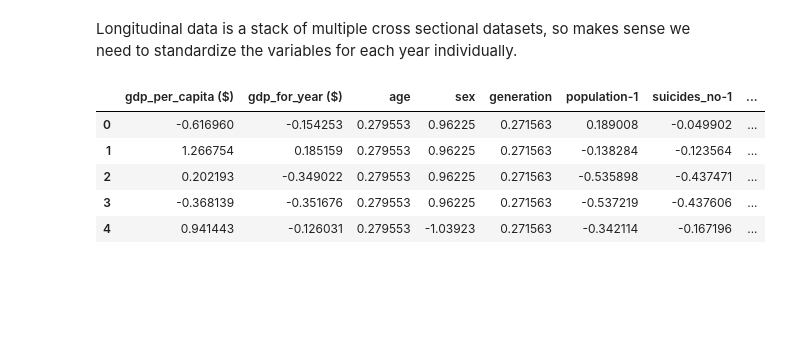
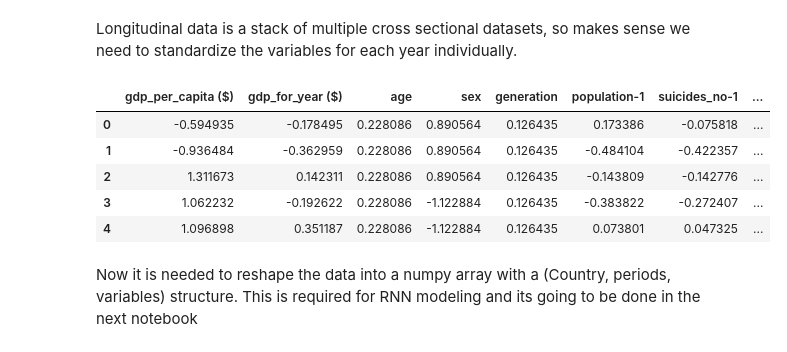
Before and after one commit to j220493/panelDataModelling, a Jupyter notebook: 2. Data Preparation.ipynb, the cells around one changed output. Saved outputs shown, nothing was run; the diff lists cells and outputs as text; code cells hidden in the pictures; blank space fills up the shorter version.

Commit message:
Exporting data for modeling

```diff
--- a/2. Data Preparation.ipynb
+++ b/2. Data Preparation.ipynb
@@ -192,9 +192,9 @@ TestDF = create_dataset(TestDF, ['population', 'suicides_no'])
 # renaming columns & Dividing x & Y matrix
 yTrain = TrainDF['suicideRate']
 yTest = TestDF['suicideRate']
-TrainDF = TrainDF.rename(columns={'population': 'population-1', 'suicides_no': 'suicides_no-1'}).\
+XTrain = TrainDF.rename(columns={'population': 'population-1', 'suicides_no': 'suicides_no-1'}).\
                drop(columns=['suicideRate', 'index']).sort_values(['year', 'country']).reset_index(drop=True)
-TestDF = TestDF.rename(columns={'population': 'population-1', 'suicides_no': 'suicides_no-1'}).\
+XTest = TestDF.rename(columns={'population': 'population-1', 'suicides_no': 'suicides_no-1'}).\
               drop(columns=['suicideRate', 'index']).sort_values(['year', 'country']).reset_index(drop=True)
 TrainDF.head()
 # %% [output]
@@ -249,11 +249,12 @@ TestScaled = LSC.ScaledTest.copy()
 # %%
 # Adding ids
 TrainScaled[['country', 'year']] = TrainDF[['country', 'year']]
-TrainScaled[['country', 'year']] = TrainDF[['country', 'year']]
+TestScaled[['country', 'year']] = TestDF[['country', 'year']]
+TestScaled.head()
 # %% [output]
 |  | gdp_per_capita ($) | gdp_for_year ($) | age | sex | generation | population-1 | suicides_no-1 | ... |
-| 0 | -0.616960 | -0.154253 | 0.279553 | 0.96225 | 0.271563 | 0.189008 | -0.049902 | ... |
-| 1 | 1.266754 | 0.185159 | 0.279553 | 0.96225 | 0.271563 | -0.138284 | -0.123564 | ... |
-| 2 | 0.202193 | -0.349022 | 0.279553 | 0.96225 | 0.271563 | -0.535898 | -0.437471 | ... |
-| 3 | -0.368139 | -0.351676 | 0.279553 | 0.96225 | 0.271563 | -0.537219 | -0.437606 | ... |
-| 4 | 0.941443 | -0.126031 | 0.279553 | -1.03923 | 0.271563 | -0.342114 | -0.167196 | ... |
+| 0 | -0.594935 | -0.178495 | 0.228086 | 0.890564 | 0.126435 | 0.173386 | -0.075818 | ... |
+| 1 | -0.936484 | -0.362959 | 0.228086 | 0.890564 | 0.126435 | -0.484104 | -0.422357 | ... |
+| 2 | 1.311673 | 0.142311 | 0.228086 | 0.890564 | 0.126435 | -0.143809 | -0.142776 | ... |
+| 3 | 1.062232 | -0.192622 | 0.228086 | -1.122884 | 0.126435 | -0.383822 | -0.272407 | ... |
+| 4 | 1.096898 | 0.351187 | 0.228086 | -1.122884 | 0.126435 | 0.073801 | 0.047325 | ... |
@@ -261,0 +261,2 @@ TrainScaled[['country', 'year']] = TrainDF[['country', 'year']]
+# %% [markdown]
+Now it is needed to reshape the data into a numpy array with a (Country, periods, variables) structure. This is required for RNN modeling and its going to be done in the next notebook
```
Also changed, not shown: parts of 4 cells of this notebook, 4 other files.
